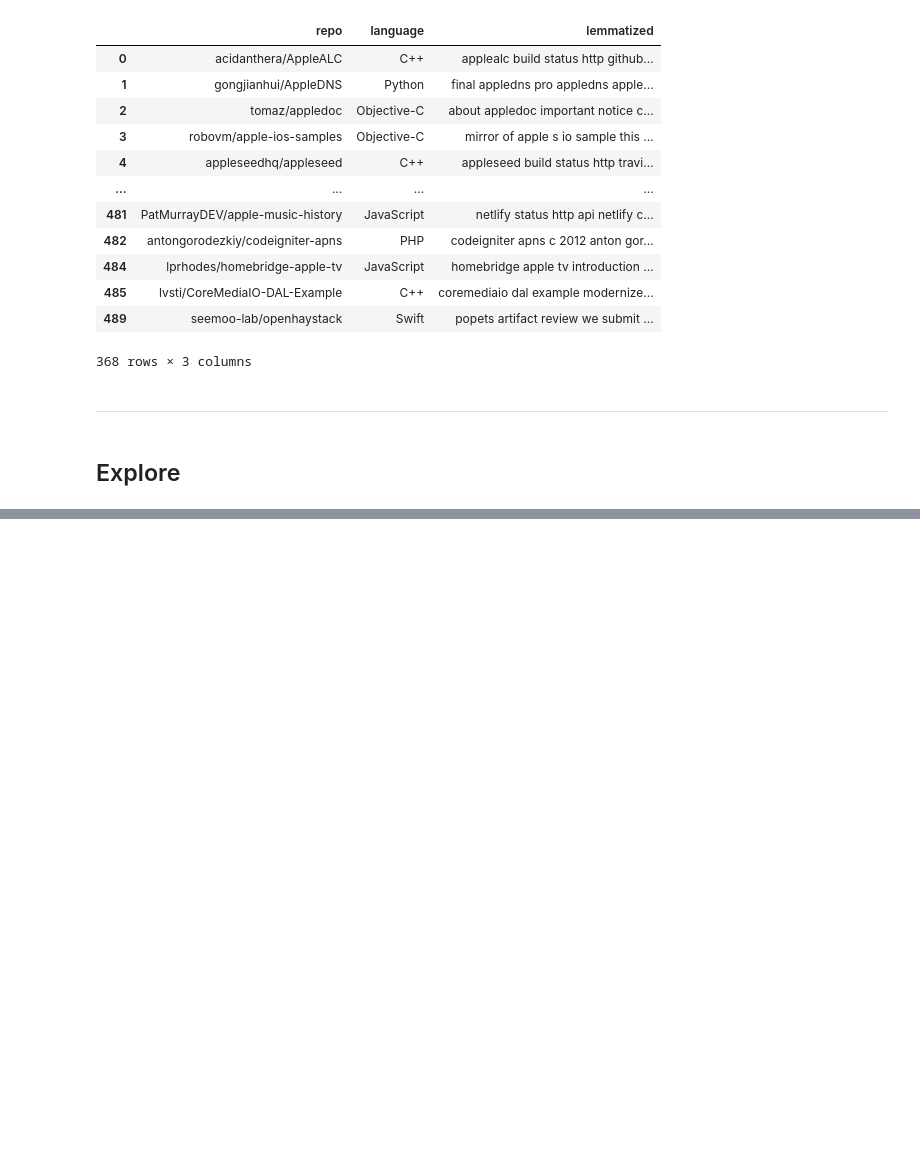
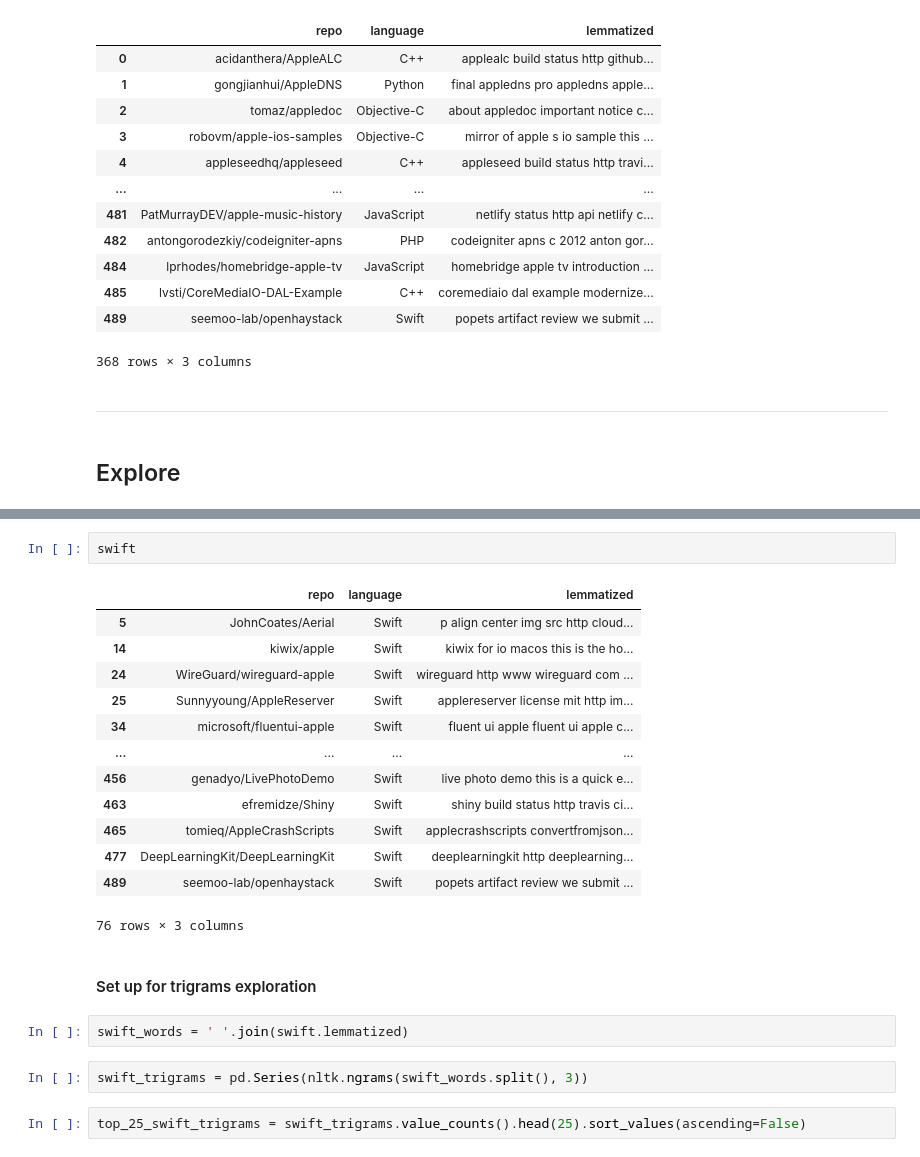
Before and after one commit to bowen-brock/Github-repo-project, a Jupyter notebook: Deangelo Scratch/deangelo_explore.ipynb, the cells around one changed output, grey strips where cells are left out. Drawn from its saved outputs; the diff is of its cells as text; blank space fills up the shorter version.

```diff
--- a/Deangelo Scratch/deangelo_explore.ipynb
+++ b/Deangelo Scratch/deangelo_explore.ipynb
@@ -55,0 +126,24 @@ df
+# %%
+swift
+# %% [output]
+|  | repo | language | lemmatized |
+| 5 | JohnCoates/Aerial | Swift | p align center img src http cloud... |
+| 14 | kiwix/apple | Swift | kiwix for io macos this is the ho... |
+| 24 | WireGuard/wireguard-apple | Swift | wireguard http www wireguard com ... |
+| 25 | Sunnyyoung/AppleReserver | Swift | applereserver license mit http im... |
+| 34 | microsoft/fluentui-apple | Swift | fluent ui apple fluent ui apple c... |
+| ... | ... | ... | ... |
+| 456 | genadyo/LivePhotoDemo | Swift | live photo demo this is a quick e... |
+| 463 | efremidze/Shiny | Swift | shiny build status http travis ci... |
+| 465 | tomieq/AppleCrashScripts | Swift | applecrashscripts convertfromjson... |
+| 477 | DeepLearningKit/DeepLearningKit | Swift | deeplearningkit http deeplearning... |
+| 489 | seemoo-lab/openhaystack | Swift | popets artifact review we submit ... |
+76 rows × 3 columns
+# %% [markdown]
+#### Set up for trigrams exploration
+# %%
+swift_words = ' '.join(swift.lemmatized)
+# %%
+swift_trigrams = pd.Series(nltk.ngrams(swift_words.split(), 3))
+# %%
+top_25_swift_trigrams = swift_trigrams.value_counts().head(25).sort_values(ascending=False)
```
Also changed, not shown: parts of 14 cells of this notebook, 4 other files.
